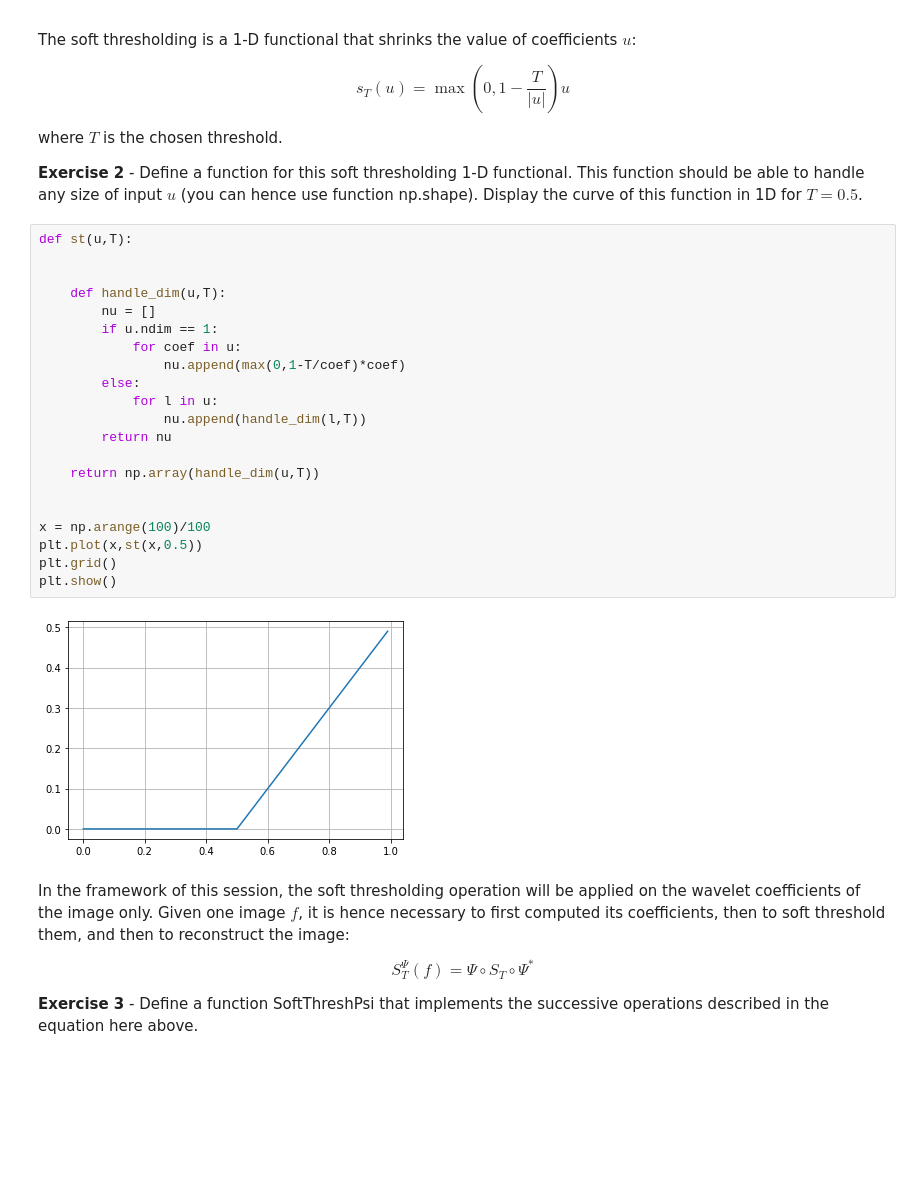
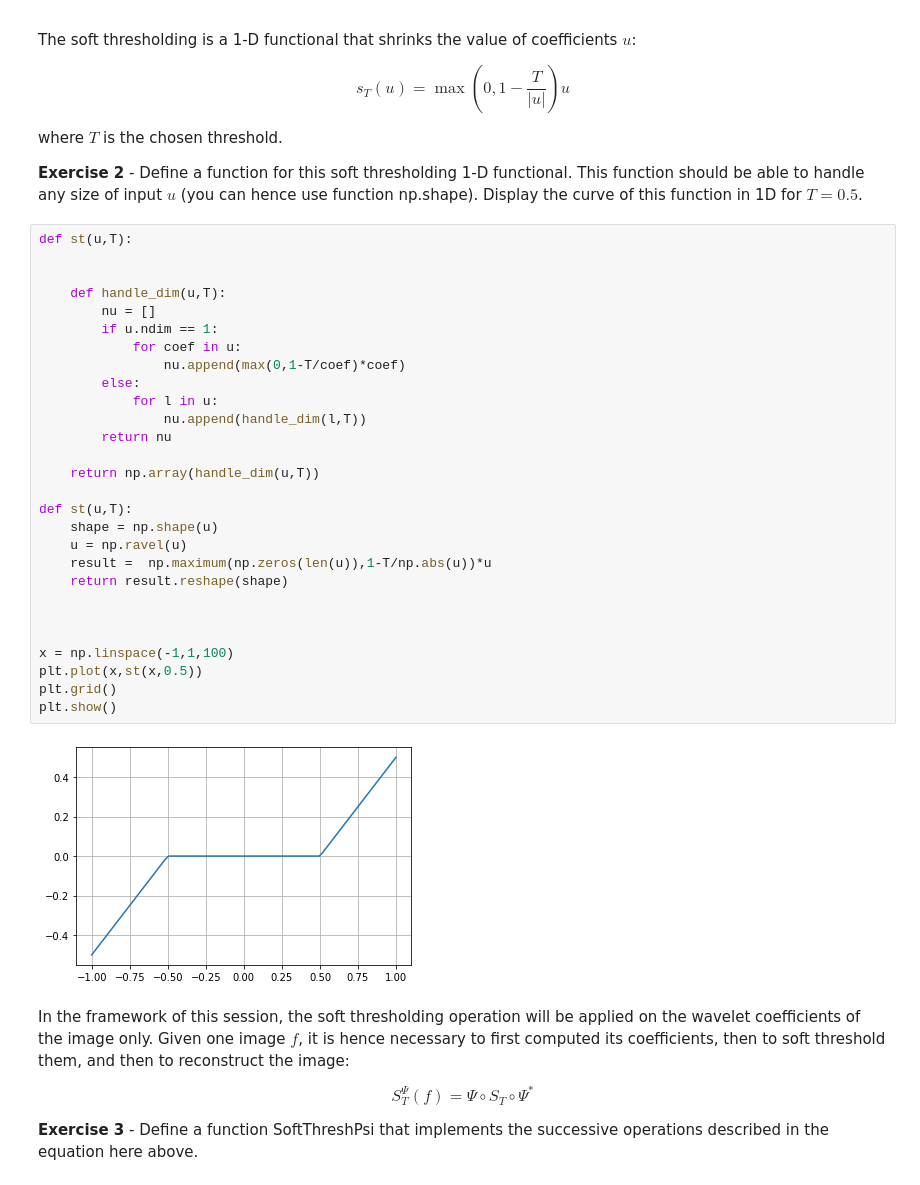
Before and after one commit to Ery4z/2900, a Jupyter notebook: Python7/Python07 - Image Inpainting.ipynb, the cells around one changed output. Drawn from its saved outputs; the diff is of its cells as text; blank space fills up the shorter version.

```diff
--- a/Python7/Python07 - Image Inpainting.ipynb
+++ b/Python7/Python07 - Image Inpainting.ipynb
@@ -186,26 +186,33 @@ where $T$ is the chosen threshold.
 # %%
 def st(u,T):
 
 
     def handle_dim(u,T):
         nu = []
         if u.ndim == 1:
             for coef in u:
                 nu.append(max(0,1-T/coef)*coef)
         else:
             for l in u:
                 nu.append(handle_dim(l,T))
         return nu
 
     return np.array(handle_dim(u,T))
 
+def st(u,T):
+    shape = np.shape(u)
+    u = np.ravel(u)
+    result =  np.maximum(np.zeros(len(u)),1-T/np.abs(u))*u
+    return result.reshape(shape)
 
-x = np.arange(100)/100
+
+
+x = np.linspace(-1,1,100)
 plt.plot(x,st(x,0.5))
 plt.grid()
 plt.show()
 # %% [output]
-[figure, old version]
+[figure, new version]
 # %% [markdown]
 In the framework of this session, the soft thresholding operation will be applied on the wavelet coefficients of the image only. Given one image $f$, it is hence necessary to first computed its coefficients, then to soft threshold them, and then to reconstruct the image:
 
```
Also changed, not shown: parts of 9 cells of this notebook, 5 other files.
